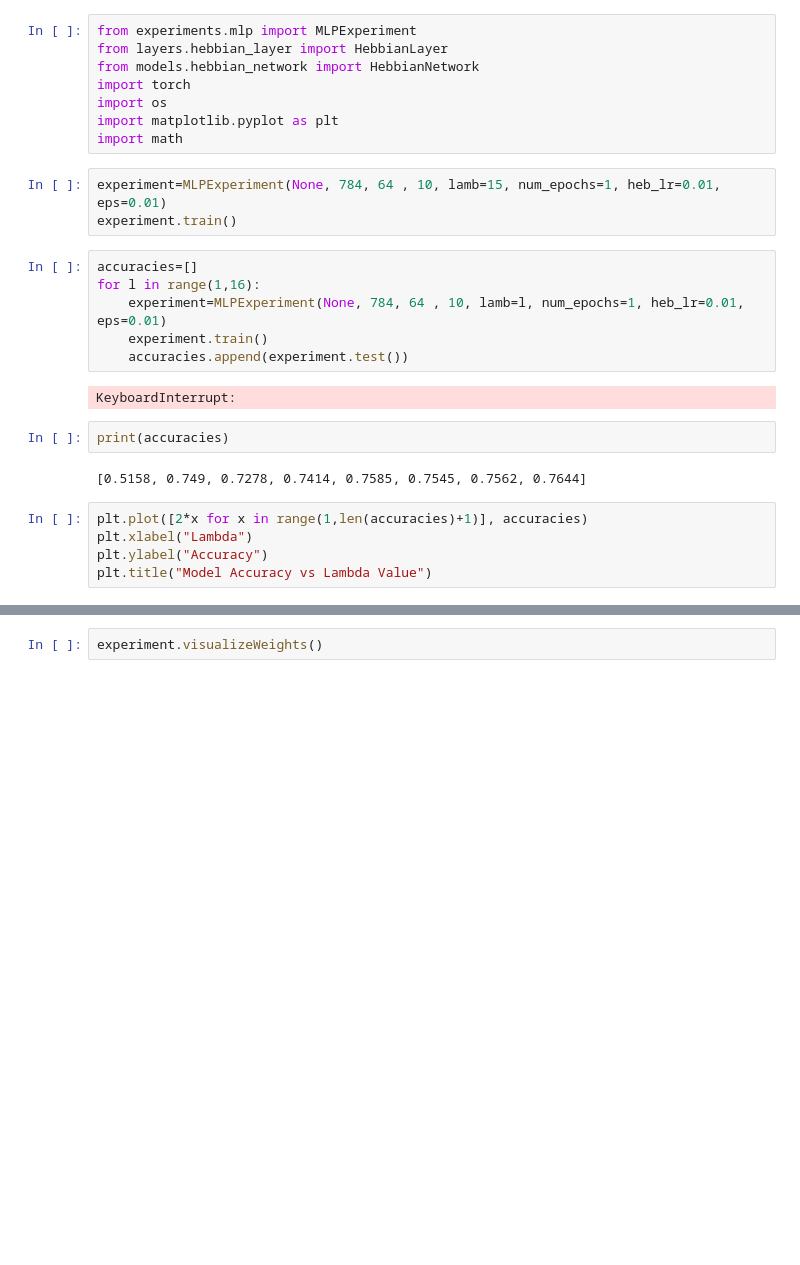
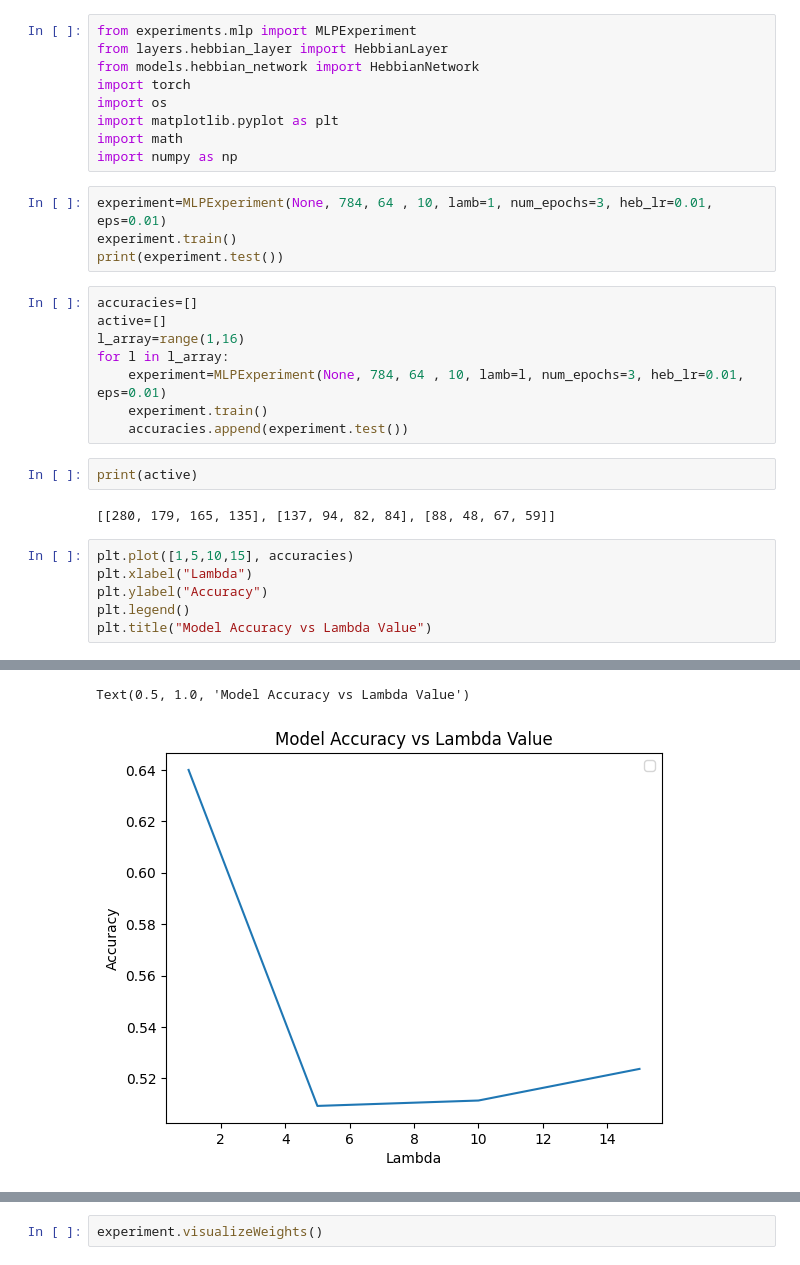
Before and after one commit to lshiyan/biological-deep-learning, a Jupyter notebook: notebook.ipynb, the cells around one changed output, grey strips where cells are left out. Cells and saved outputs as stored; diff of their text form; blank space fills up the shorter version.

```diff
--- a/notebook.ipynb
+++ b/notebook.ipynb
@@ -6,24 +6,27 @@ import torch
 import os
 import matplotlib.pyplot as plt
 import math
+import numpy as np
 # %%
-experiment=MLPExperiment(None, 784, 64 , 10, lamb=15, num_epochs=1, heb_lr=0.01, eps=0.01)
+experiment=MLPExperiment(None, 784, 64 , 10, lamb=1, num_epochs=3, heb_lr=0.01, eps=0.01)
 experiment.train()
+print(experiment.test())
 # %%
 accuracies=[]
-for l in range(1,16):
-    experiment=MLPExperiment(None, 784, 64 , 10, lamb=l, num_epochs=1, heb_lr=0.01, eps=0.01)
+active=[]
+l_array=range(1,16)
+for l in l_array:
+    experiment=MLPExperiment(None, 784, 64 , 10, lamb=l, num_epochs=3, heb_lr=0.01, eps=0.01)
     experiment.train()
     accuracies.append(experiment.test())
-# %% [output]
-KeyboardInterrupt:
 # %%
-print(accuracies)
+print(active)
 # %% [output]
-[0.5158, 0.749, 0.7278, 0.7414, 0.7585, 0.7545, 0.7562, 0.7644]
+[[280, 179, 165, 135], [137, 94, 82, 84], [88, 48, 67, 59]]
 # %%
-plt.plot([2*x for x in range(1,len(accuracies)+1)], accuracies)
+plt.plot([1,5,10,15], accuracies)
 plt.xlabel("Lambda")
 plt.ylabel("Accuracy")
+plt.legend()
 plt.title("Model Accuracy vs Lambda Value")
 # %% [output]
@@ -31,3 +34,5 @@ NameError: name 'plt' is not defined
+Text(0.5, 1.0, 'Model Accuracy vs Lambda Value')
+[figure, added]
 # %%
 model_classifier_weight=experiment.model.classifier_layer.fc.weight
 model_feature_selectors=experiment.model.hebbian_layer.fc.weight
```
Also changed, not shown: parts of 2 cells of this notebook, 16 other files.
